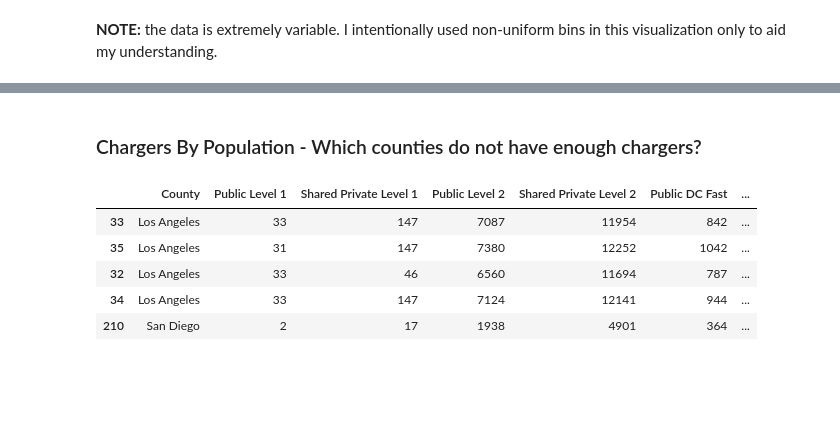
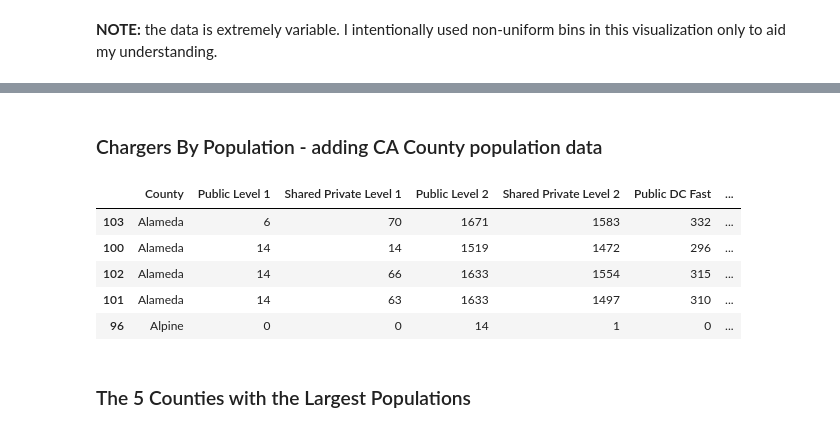
Before and after one commit to sshariz/evcharger, a Jupyter notebook: ev.ipynb, the cells around one changed output, grey strips where cells are left out. Cells and saved outputs as stored; diff of their text form; code cells hidden in the pictures; blank space fills up the shorter version.

```diff
--- a/ev.ipynb
+++ b/ev.ipynb
@@ -302,32 +417,35 @@ priv21.groupby("County").sum().sort_values("Total", ascending=False).iloc[1:6, :
 # %% [markdown]
-### Chargers By Population - Which counties do not have enough chargers?
+### Chargers By Population - adding CA County population data
 # %%
 #need populations
 new_path = '/Users/sarasharifzadeh/anaconda3/APROJECTS/projectfiles/ev'
 os.chdir(new_path)
 
 
 pop = pd.read_csv("capop.csv")
 pop = pop.rename(columns={"California": "county", "2021": "population"})
 pop
 pat = "[^\w ]"
 pop["county"] = pop["county"].str.replace(pat, "", regex=True)
 pop
 popmap21 = mapev21.merge(pop, left_on="County", right_on="county", how="inner")
 popmap21
 popmap21[popmap21["County"]== "Los Angeles"]
 
 popmap21["population"] = popmap21["population"].apply(lambda a: int(a.replace(',', '')))
 
 popmap21
-popmap21["prop per"] = popmap21["population"].astype(int) / popmap21["Total"].astype(int)
-min(popmap21["prop per"]), max(popmap21["prop per"])
+popmap21["chargers_per_100k"] = (popmap21["Total"].astype(int) / popmap21["population"].astype(int))*100000
+# min(popmap21["prop per"]), max(popmap21["prop per"])
 
-popmap21.sort_values("population", ascending=False).head()
+# popmap21.sort_values("population", ascending=False).head()
+
+popmap21 = popmap21.drop(columns=["county_name", "county"])
+popmap21.sort_values("County").head(5)
 # %% [output]
 |  | County | Public Level 1 | Shared Private Level 1 | Public Level 2 | Shared Private Level 2 | Public DC Fast | ... |
-| 33 | Los Angeles | 33 | 147 | 7087 | 11954 | 842 | ... |
-| 35 | Los Angeles | 31 | 147 | 7380 | 12252 | 1042 | ... |
-| 32 | Los Angeles | 33 | 46 | 6560 | 11694 | 787 | ... |
-| 34 | Los Angeles | 33 | 147 | 7124 | 12141 | 944 | ... |
-| 210 | San Diego | 2 | 17 | 1938 | 4901 | 364 | ... |
+| 103 | Alameda | 6 | 70 | 1671 | 1583 | 332 | ... |
+| 100 | Alameda | 14 | 14 | 1519 | 1472 | 296 | ... |
+| 102 | Alameda | 14 | 66 | 1633 | 1554 | 315 | ... |
+| 101 | Alameda | 14 | 63 | 1633 | 1497 | 310 | ... |
+| 96 | Alpine | 0 | 0 | 14 | 1 | 0 | ... |
@@ -333,0 +479,2 @@ popmap21.sort_values("population", ascending=False).head()
+# %% [markdown]
+### The 5 Counties with the Largest Populations
```
Also changed, not shown: parts of 36 cells of this notebook.
